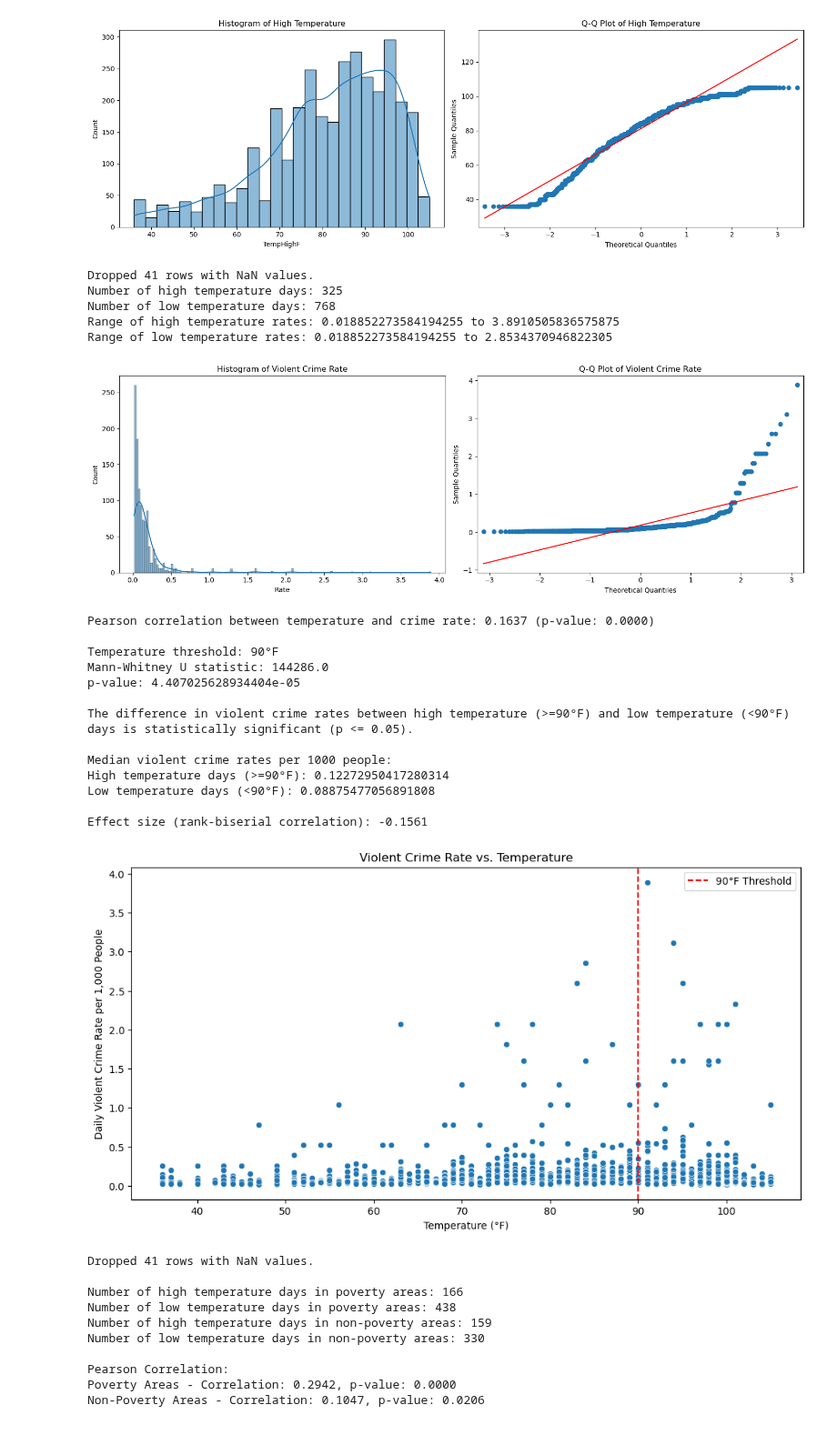
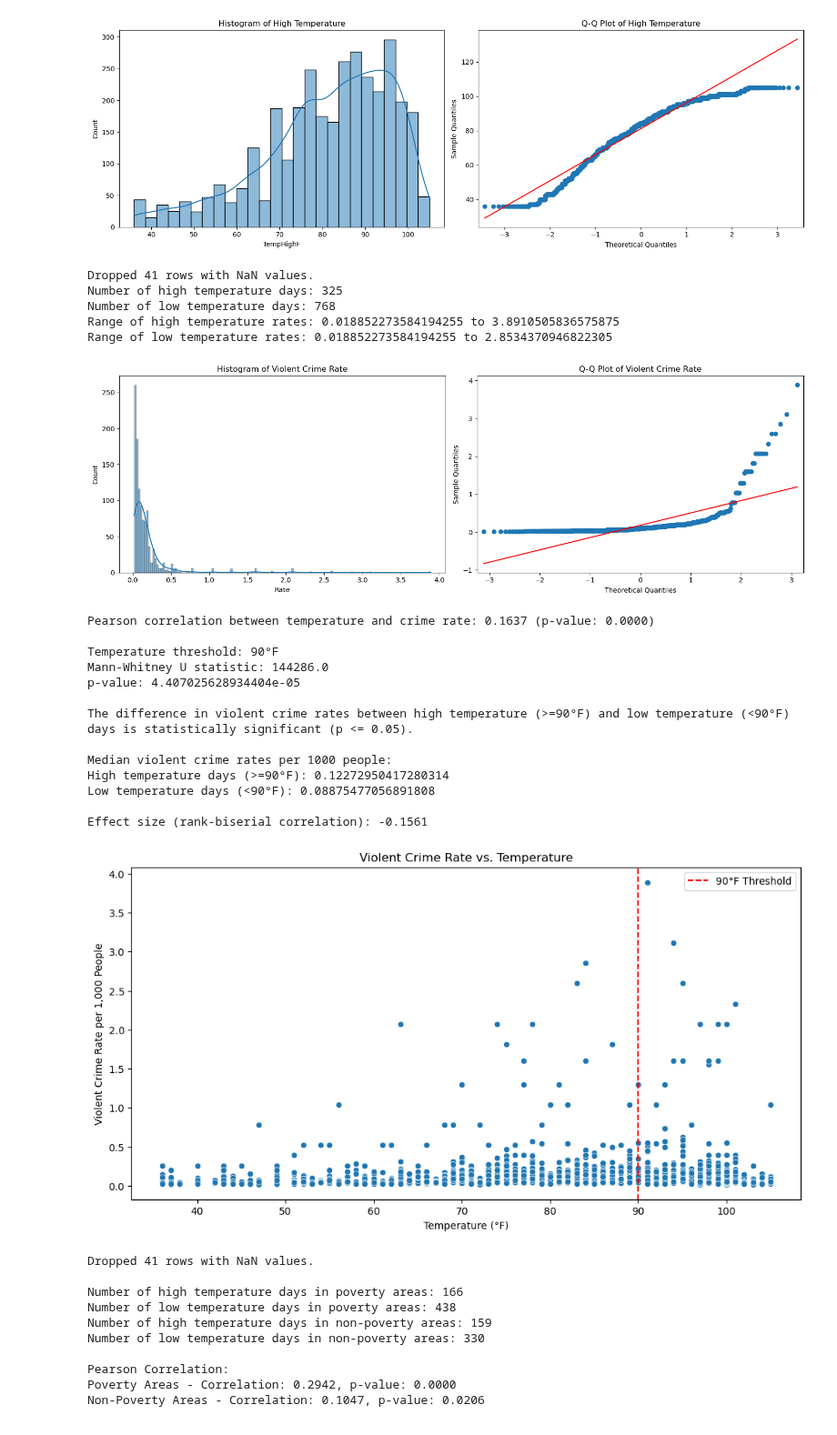
Before and after one commit to m6urns/cs5830-project2-crime-housing, a Jupyter notebook: data-exploration.ipynb, the cells around one changed output. Shown at 91% size. Cells and saved outputs as stored; diff of their text form; code cells hidden in the pictures.

```diff
--- a/data-exploration.ipynb
+++ b/data-exploration.ipynb
@@ -572,35 +572,35 @@ def temperature_effect(crime_data, population_data, temp_threshold=80):
     sns.scatterplot(x='TempHighF', y='Rate', data=daily_rates)
     plt.title('Violent Crime Rate vs. Temperature')
     plt.xlabel('Temperature (°F)')
-    plt.ylabel('Daily Violent Crime Rate per 1,000 People')
+    plt.ylabel('Violent Crime Rate per 1,000 People')
     plt.axvline(x=temp_threshold, color='r', linestyle='--', label=f'{temp_threshold}°F Threshold')
     plt.legend()
     # plt.savefig('plots/violent_crime_rate_vs_temperature.png')
     plt.show()
 
 # Use the function with just_v_crime
 temperature_effect(just_v_crime, population_data, temp_threshold=90)
 # %% [output]
 Dropped 41 rows with NaN values.
 Number of high temperature days: 325
 Number of low temperature days: 768
 Range of high temperature rates: 0.018852273584194255 to 3.8910505836575875
 Range of low temperature rates: 0.018852273584194255 to 2.8534370946822305
 [figure]
 Pearson correlation between temperature and crime rate: 0.1637 (p-value: 0.0000)
 
 Temperature threshold: 90°F
 Mann-Whitney U statistic: 144286.0
 p-value: 4.407025628934404e-05
 
 The difference in violent crime rates between high temperature (>=90°F) and low temperature (<90°F) days is statistically significant (p <= 0.05).
 
 Median violent crime rates per 1000 people:
 High temperature days (>=90°F): 0.12272950417280314
 Low temperature days (<90°F): 0.08875477056891808
 
 Effect size (rank-biserial correlation): -0.1561
-[figure, old version]
+[figure, new version]
 # %%
 def temperature_poverty_effect(crime_data, population_data, poverty_zips, temp_threshold=90):
     # Prepare population data
```
Also changed, not shown: parts of 1 cell of this notebook, 1 other file.
